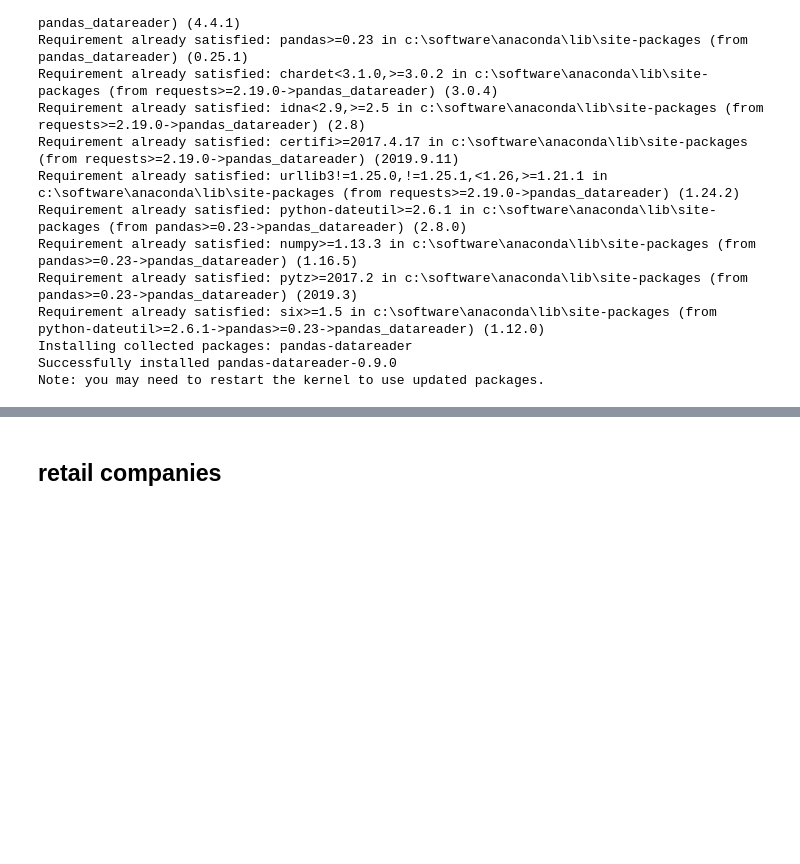
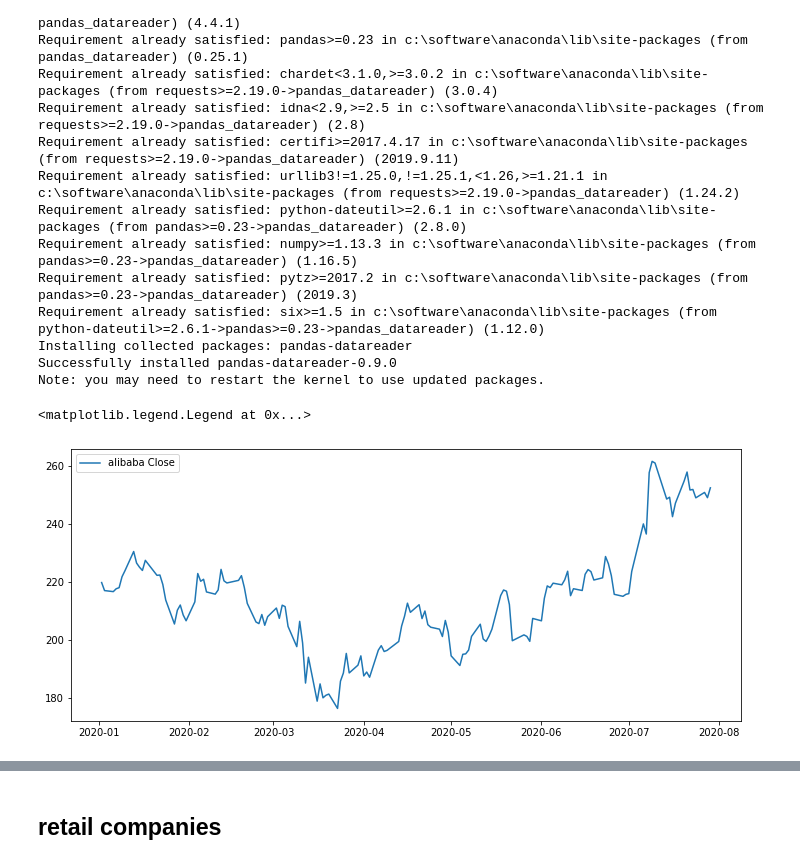
Before and after one commit to WeileiZeng/programming-camp, a Jupyter notebook: data-science/slides/s7-data-twitter.ipynb, the cells around one changed output, grey strips where cells are left out. Drawn from its saved outputs; the diff is of its cells as text; code cells hidden in the pictures; blank space fills up the shorter version.

Commit message:
update plot

```diff
--- a/data-science/slides/s7-data-twitter.ipynb
+++ b/data-science/slides/s7-data-twitter.ipynb
@@ -56,3 +56,12 @@ alibaba = pdr.get_data_yahoo("BABA")
 msft = pdr.get_data_yahoo("MSFT")
 #msft.head()
 zoom = pdr.get_data_yahoo("ZM")
+# %%
+#plt.plot(alibaba['Close'])
+plt.figure(figsize=(12,5))
+#plt.plot(alibaba[alibaba.index>'2020-01-01']['Close'])
+plt.plot(alibaba[alibaba.index>'2020-01-01']['Close'], label='alibaba Close')
+plt.legend()
+# %% [output]
+<matplotlib.legend.Legend at 0x...>
+[figure, added]
```
Also changed, not shown: parts of 4 cells of this notebook.
